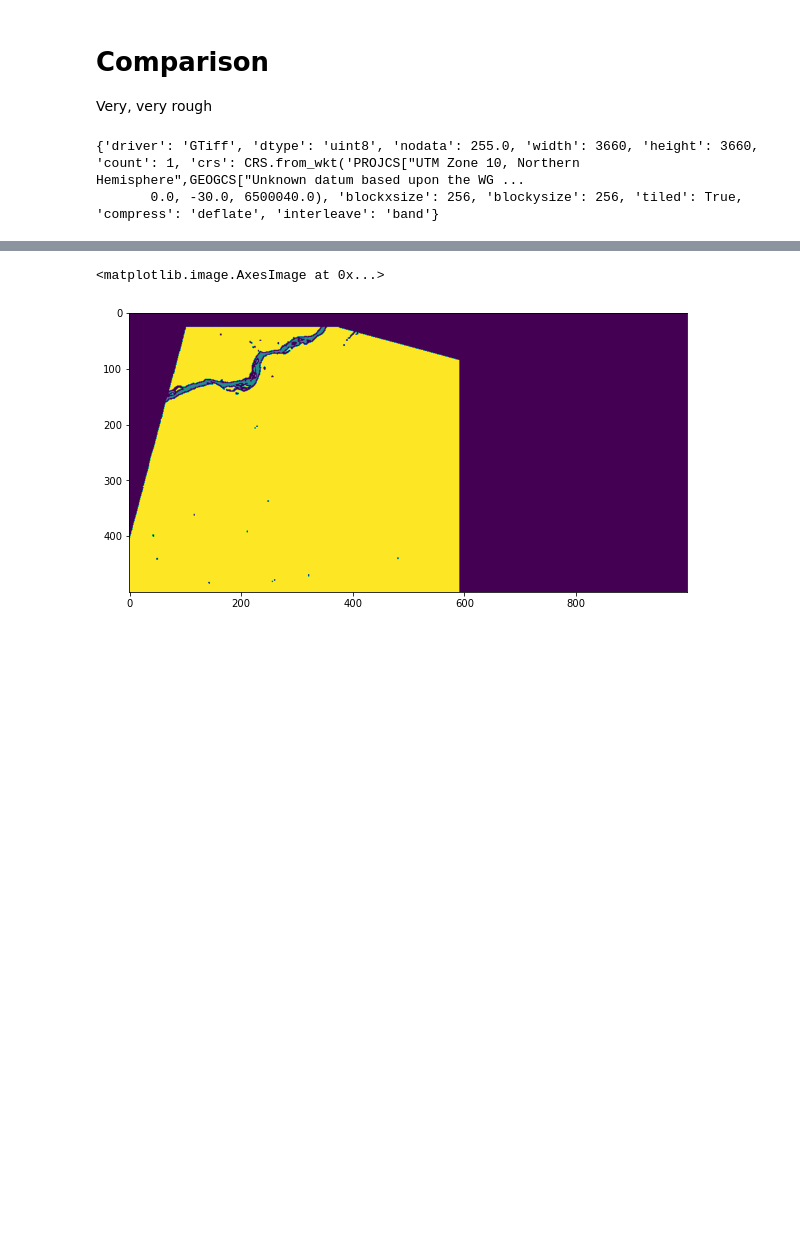
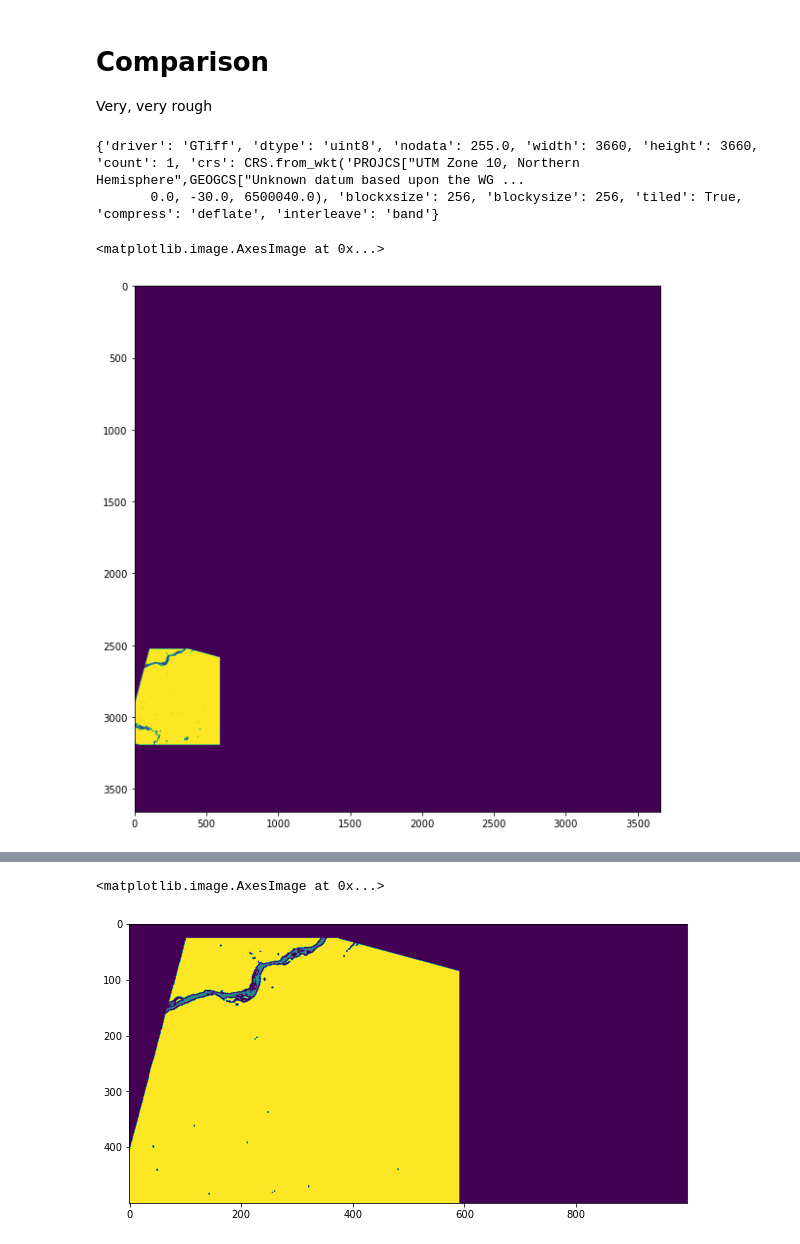
Before and after one commit to OPERA-Cal-Val/DSWx-Jupyter-Validation-Dataset-Generation, a Jupyter notebook: 3_Verifying_Requirements.ipynb, the cells around one changed output, grey strips where cells are left out. Cells and saved outputs as stored; diff of their text form; code cells hidden in the pictures; blank space fills up the shorter version.

```diff
--- a/3_Verifying_Requirements.ipynb
+++ b/3_Verifying_Requirements.ipynb
@@ -258,3 +284,9 @@ p_opera
        0.0, -30.0, 6500040.0), 'blockxsize': 256, 'blockysize': 256, 'tiled': True, 'compress': 'deflate', 'interleave': 'band'}
 # %%
 X_val_r = resample_classification(X_val, p_val, p_opera)
+# %%
+plt.figure(figsize=(10, 10))
+plt.imshow(X_val_r)
+# %% [output]
+<matplotlib.image.AxesImage at 0x...>
+[figure, added]
```
Also changed, not shown: parts of 8 cells of this notebook, 3 other files.
